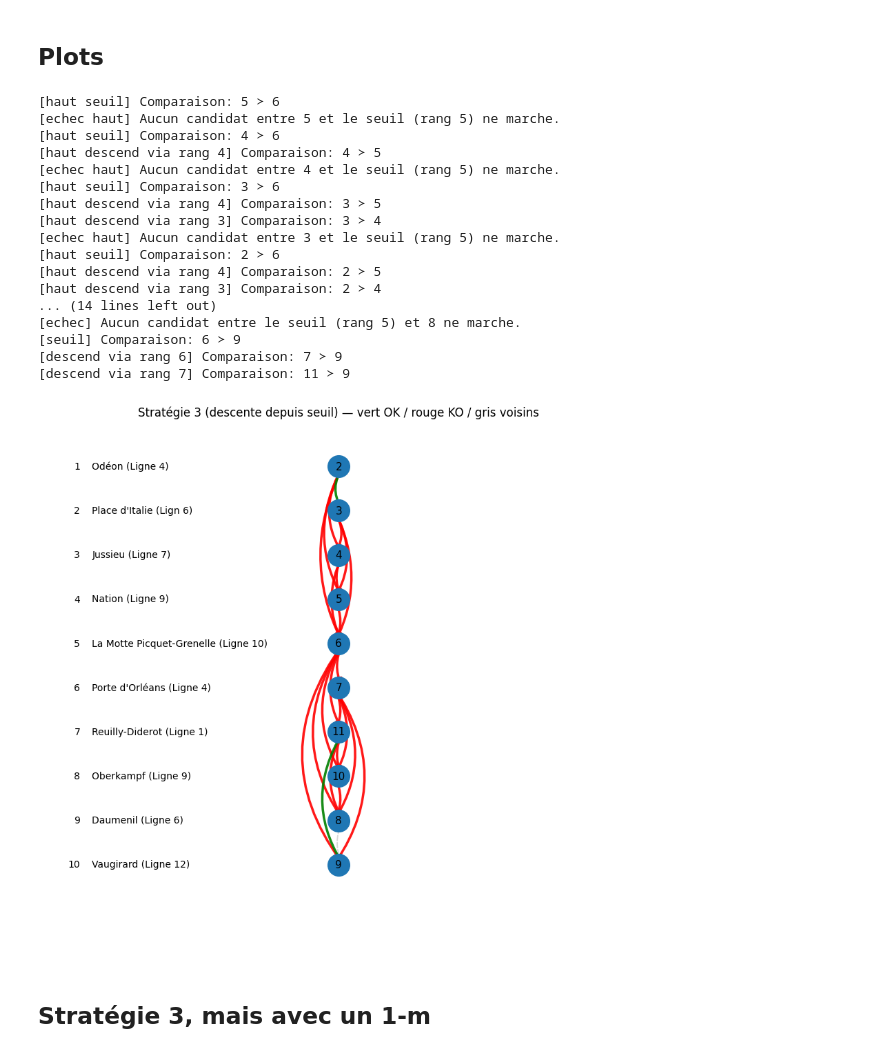
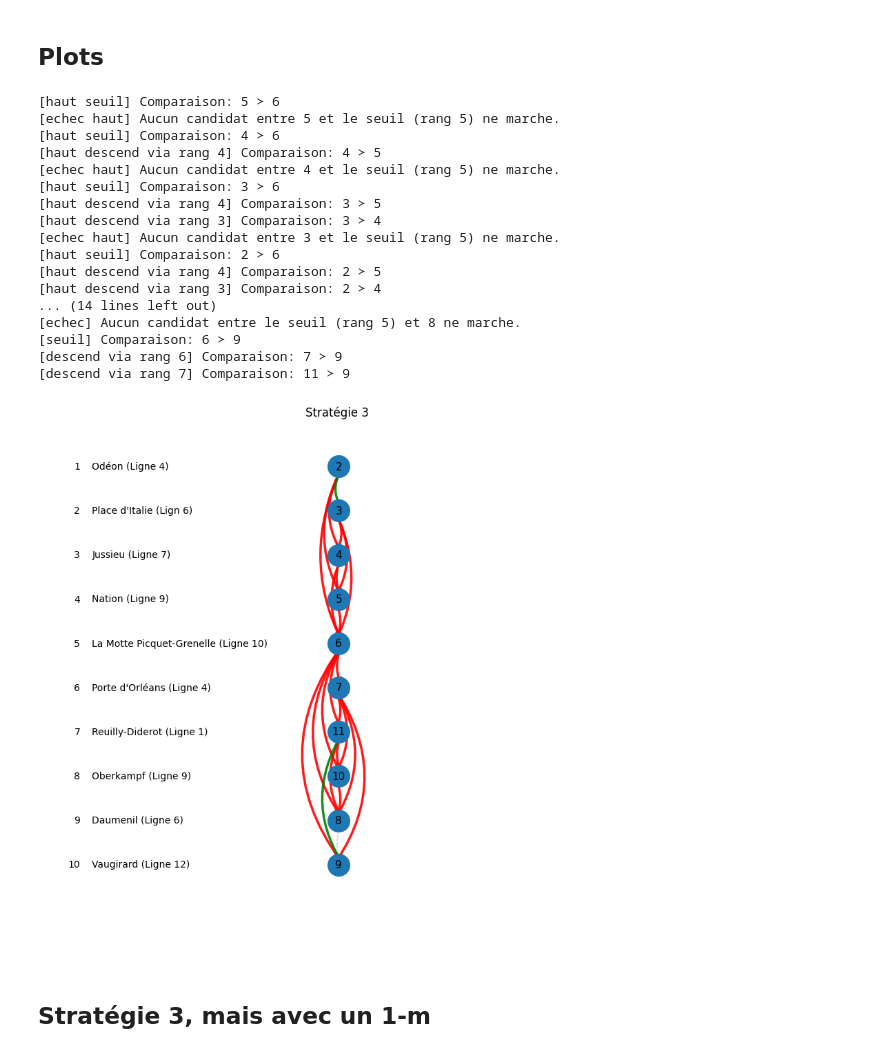
Before and after one commit to KarinaMusina44/SDP-optim, a Jupyter notebook: Projet_SDP_datasets.ipynb, the cells around one changed output. Drawn from its saved outputs; the diff is of its cells as text; code cells hidden in the pictures.

Commit message:
Clean one title

```diff
--- a/Projet_SDP_datasets.ipynb
+++ b/Projet_SDP_datasets.ipynb
@@ -604,35 +601,35 @@ strategy3d_results, connected_rest, not_connected_rest = run_strategy_3_descend_
     eps_zero=0.0,
     gurobi_output=False,
     verbose=True
 )
 
 plot_strategy_graph(
     stations_ranked=stations_ranked,
     results=strategy3d_results,
     station_name_map=station_name_map,
-    title="Stratégie 3 (descente depuis seuil) — vert OK / rouge KO / gris voisins",
+    title="Stratégie 3 ",
     show_gray_neighbors=True,
     alternate_sides=True
 )
 # %% [output]
 [haut seuil] Comparaison: 5 ≻ 6
 [echec haut] Aucun candidat entre 5 et le seuil (rang 5) ne marche.
 [haut seuil] Comparaison: 4 ≻ 6
 [haut descend via rang 4] Comparaison: 4 ≻ 5
 [echec haut] Aucun candidat entre 4 et le seuil (rang 5) ne marche.
 [haut seuil] Comparaison: 3 ≻ 6
 [haut descend via rang 4] Comparaison: 3 ≻ 5
 [haut descend via rang 3] Comparaison: 3 ≻ 4
 [echec haut] Aucun candidat entre 3 et le seuil (rang 5) ne marche.
 [haut seuil] Comparaison: 2 ≻ 6
 [haut descend via rang 4] Comparaison: 2 ≻ 5
 [haut descend via rang 3] Comparaison: 2 ≻ 4
 ... (14 lines left out)
 [echec] Aucun candidat entre le seuil (rang 5) et 8 ne marche.
 [seuil] Comparaison: 6 ≻ 9
 [descend via rang 6] Comparaison: 7 ≻ 9
 [descend via rang 7] Comparaison: 11 ≻ 9
-[figure, old version]
+[figure, new version]
 # %% [markdown]
 ## Stratégie 3, mais avec un 1-m
 # %% [markdown]
```
Also changed, not shown: parts of 1 cell of this notebook.
